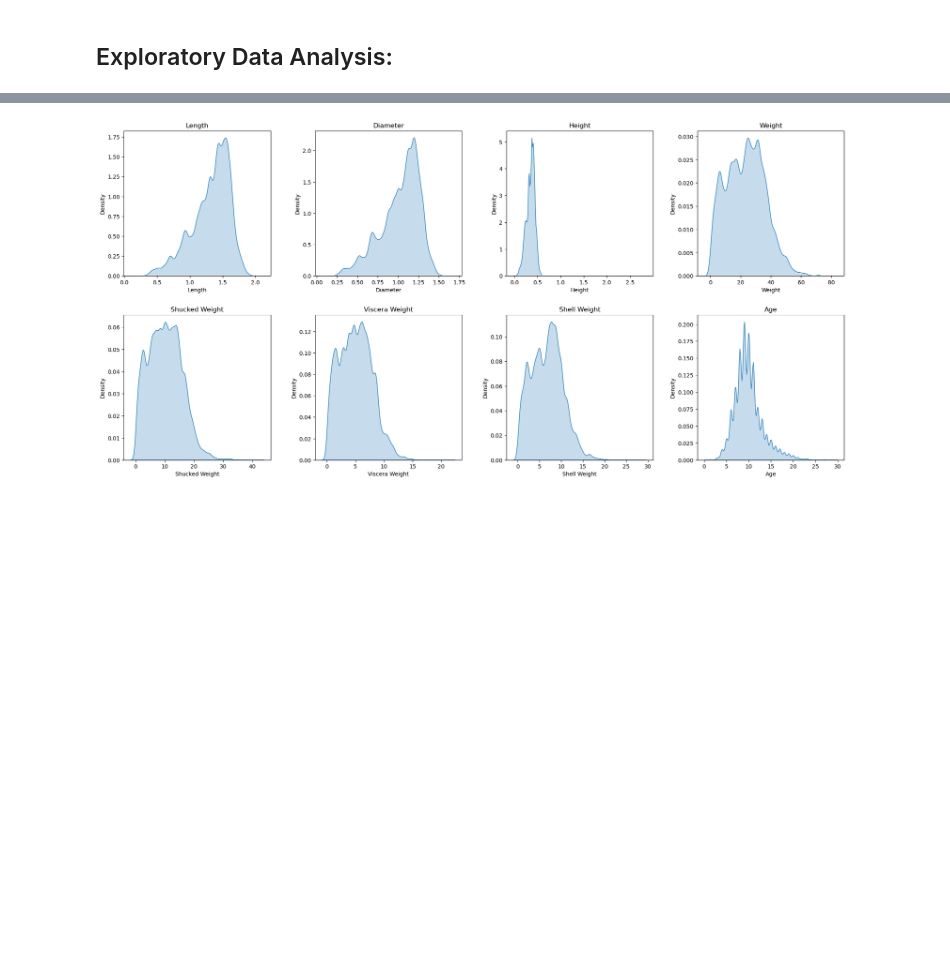
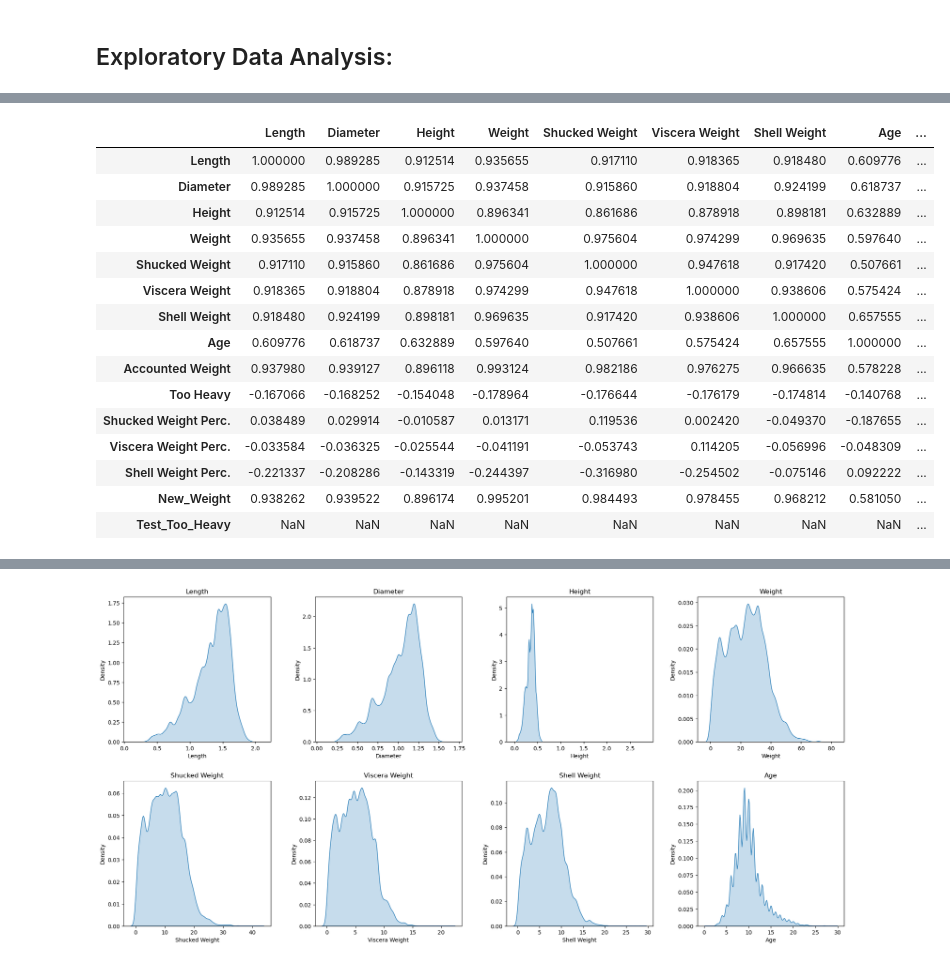
Before and after one commit to Evan-Callaghan/Kaggle, a Jupyter notebook: PlaygroundSeries/CrabAgePrediction/Untitled.ipynb, the cells around one changed output, grey strips where cells are left out. Drawn from its saved outputs; the diff is of its cells as text; code cells hidden in the pictures; blank space fills up the shorter version.

```diff
--- a/PlaygroundSeries/CrabAgePrediction/Untitled.ipynb
+++ b/PlaygroundSeries/CrabAgePrediction/Untitled.ipynb
@@ -93,0 +121,19 @@ train.drop(columns = ['Sex']).corr()
+# %%
+train.drop(columns = ['Sex']).corr()
+# %% [output]
+|  | Length | Diameter | Height | Weight | Shucked Weight | Viscera Weight | Shell Weight | Age | ... |
+| Length | 1.000000 | 0.989285 | 0.912514 | 0.935655 | 0.917110 | 0.918365 | 0.918480 | 0.609776 | ... |
+| Diameter | 0.989285 | 1.000000 | 0.915725 | 0.937458 | 0.915860 | 0.918804 | 0.924199 | 0.618737 | ... |
+| Height | 0.912514 | 0.915725 | 1.000000 | 0.896341 | 0.861686 | 0.878918 | 0.898181 | 0.632889 | ... |
+| Weight | 0.935655 | 0.937458 | 0.896341 | 1.000000 | 0.975604 | 0.974299 | 0.969635 | 0.597640 | ... |
+| Shucked Weight | 0.917110 | 0.915860 | 0.861686 | 0.975604 | 1.000000 | 0.947618 | 0.917420 | 0.507661 | ... |
+| Viscera Weight | 0.918365 | 0.918804 | 0.878918 | 0.974299 | 0.947618 | 1.000000 | 0.938606 | 0.575424 | ... |
+| Shell Weight | 0.918480 | 0.924199 | 0.898181 | 0.969635 | 0.917420 | 0.938606 | 1.000000 | 0.657555 | ... |
+| Age | 0.609776 | 0.618737 | 0.632889 | 0.597640 | 0.507661 | 0.575424 | 0.657555 | 1.000000 | ... |
+| Accounted Weight | 0.937980 | 0.939127 | 0.896118 | 0.993124 | 0.982186 | 0.976275 | 0.966635 | 0.578228 | ... |
+| Too Heavy | -0.167066 | -0.168252 | -0.154048 | -0.178964 | -0.176644 | -0.176179 | -0.174814 | -0.140768 | ... |
+| Shucked Weight Perc. | 0.038489 | 0.029914 | -0.010587 | 0.013171 | 0.119536 | 0.002420 | -0.049370 | -0.187655 | ... |
+| Viscera Weight Perc. | -0.033584 | -0.036325 | -0.025544 | -0.041191 | -0.053743 | 0.114205 | -0.056996 | -0.048309 | ... |
+| Shell Weight Perc. | -0.221337 | -0.208286 | -0.143319 | -0.244397 | -0.316980 | -0.254502 | -0.075146 | 0.092222 | ... |
+| New_Weight | 0.938262 | 0.939522 | 0.896174 | 0.995201 | 0.984493 | 0.978455 | 0.968212 | 0.581050 | ... |
+| Test_Too_Heavy | NaN | NaN | NaN | NaN | NaN | NaN | NaN | NaN | ... |
```
Also changed, not shown: parts of 38 cells of this notebook, 1 other file.
